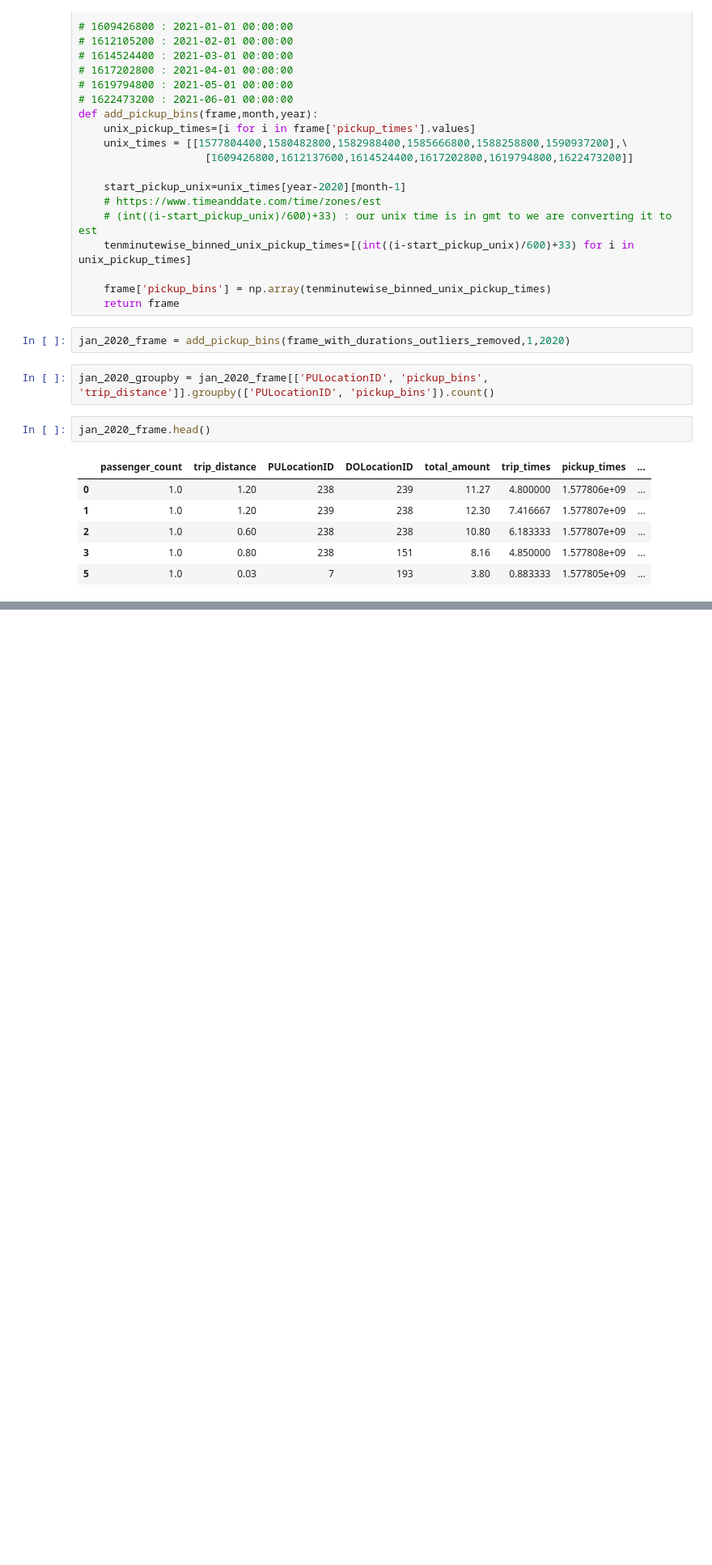
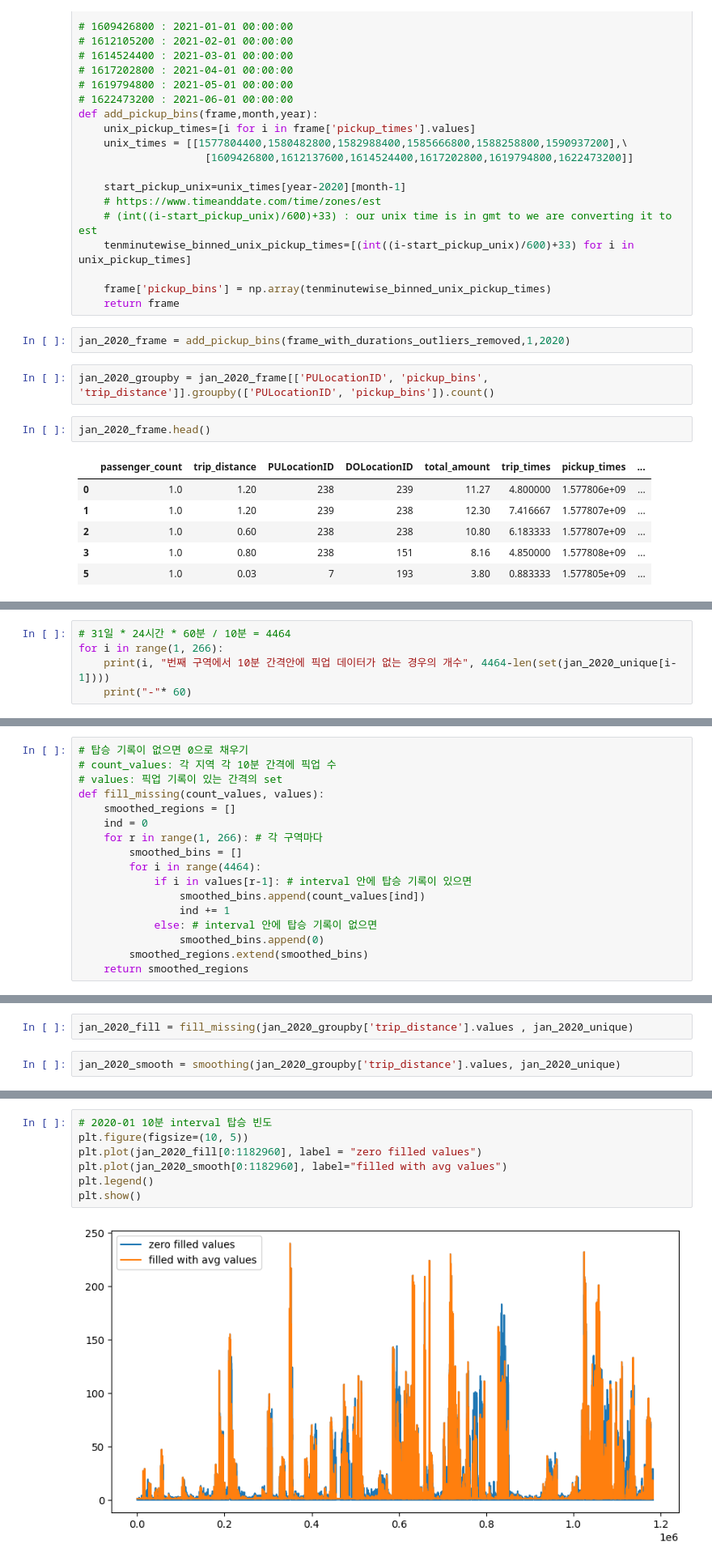
Before and after one commit to SoftwareApplicatiokn/newyork_taxi, a Jupyter notebook: taxi2020.ipynb, the cells around one changed output, grey strips where cells are left out. Shown at 81% size. Saved outputs shown, nothing was run; the diff lists cells and outputs as text; blank space fills up the shorter version.

```diff
--- a/taxi2020.ipynb
+++ b/taxi2020.ipynb
@@ -501,0 +591,5 @@ jan_2020_frame.head()
+# %%
+# 31일 * 24시간 * 60분 / 10분 = 4464
+for i in range(1, 266):
+    print(i, "번째 구역에서 10분 간격안에 픽업 데이터가 없는 경우의 개수", 4464-len(set(jan_2020_unique[i-1])))
+    print("-"* 60)
@@ -501,0 +614,17 @@ jan_2020_frame.head()
+# %%
+# 탑승 기록이 없으면 0으로 채우기
+# count_values: 각 지역 각 10분 간격에 픽업 수
+# values: 픽업 기록이 있는 간격의 set
+def fill_missing(count_values, values):
+    smoothed_regions = []
+    ind = 0
+    for r in range(1, 266): # 각 구역마다
+        smoothed_bins = []
+        for i in range(4464):
+            if i in values[r-1]: # interval 안에 탑승 기록이 있으면
+                smoothed_bins.append(count_values[ind])
+                ind += 1
+            else: # interval 안에 탑승 기록이 없으면
+                smoothed_bins.append(0)
+        smoothed_regions.extend(smoothed_bins)
+    return smoothed_regions
@@ -501,0 +689,4 @@ jan_2020_frame.head()
+# %%
+jan_2020_fill = fill_missing(jan_2020_groupby['trip_distance'].values , jan_2020_unique)
+# %%
+jan_2020_smooth = smoothing(jan_2020_groupby['trip_distance'].values, jan_2020_unique)
@@ -501,0 +702,9 @@ jan_2020_frame.head()
+# %%
+# 2020-01 10분 interval 탑승 빈도
+plt.figure(figsize=(10, 5))
+plt.plot(jan_2020_fill[0:1182960], label = "zero filled values")
+plt.plot(jan_2020_smooth[0:1182960], label="filled with avg values")
+plt.legend()
+plt.show()
+# %% [output]
+[figure, added]
```
Also changed, not shown: parts of 46 cells of this notebook.
